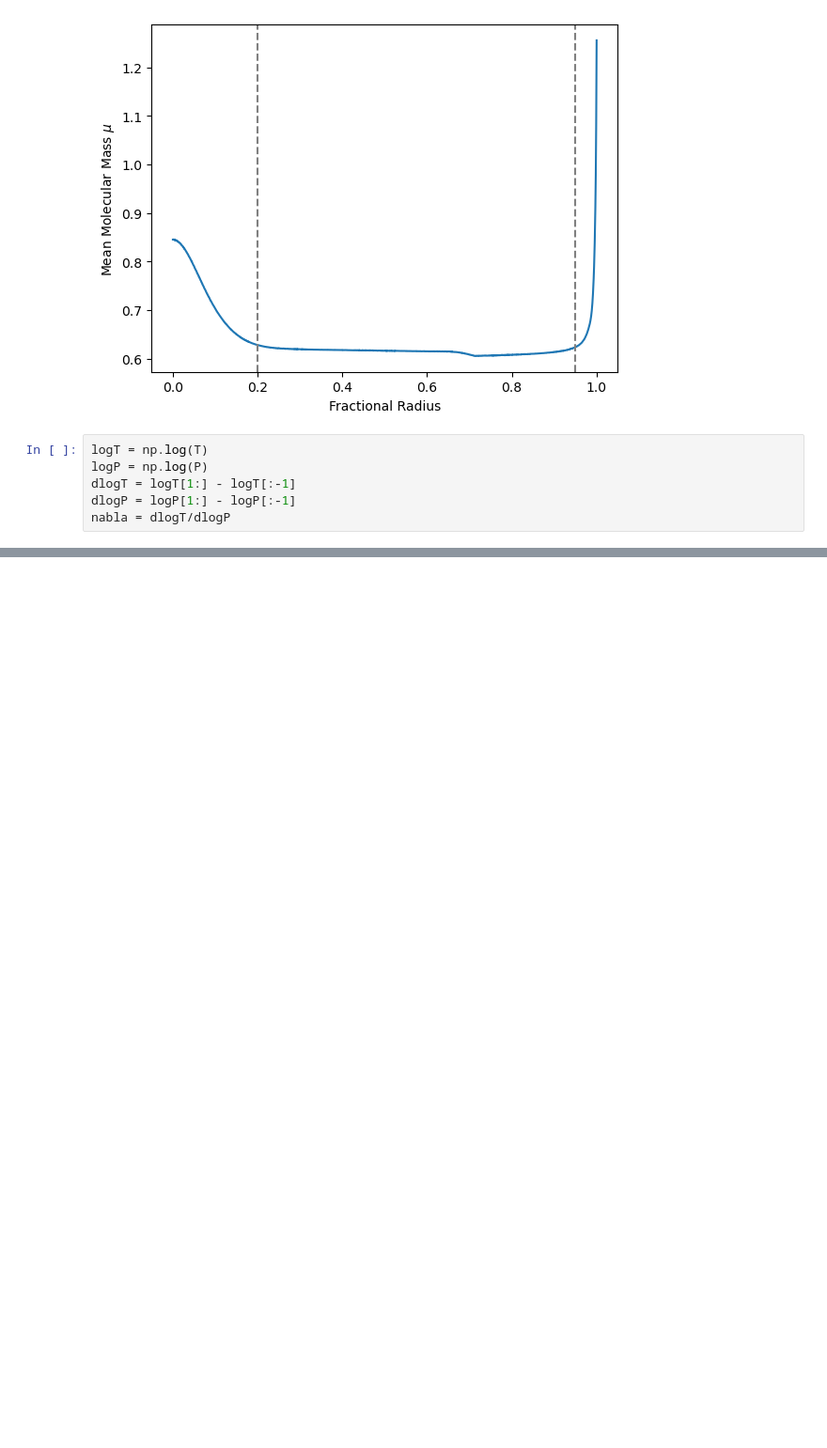
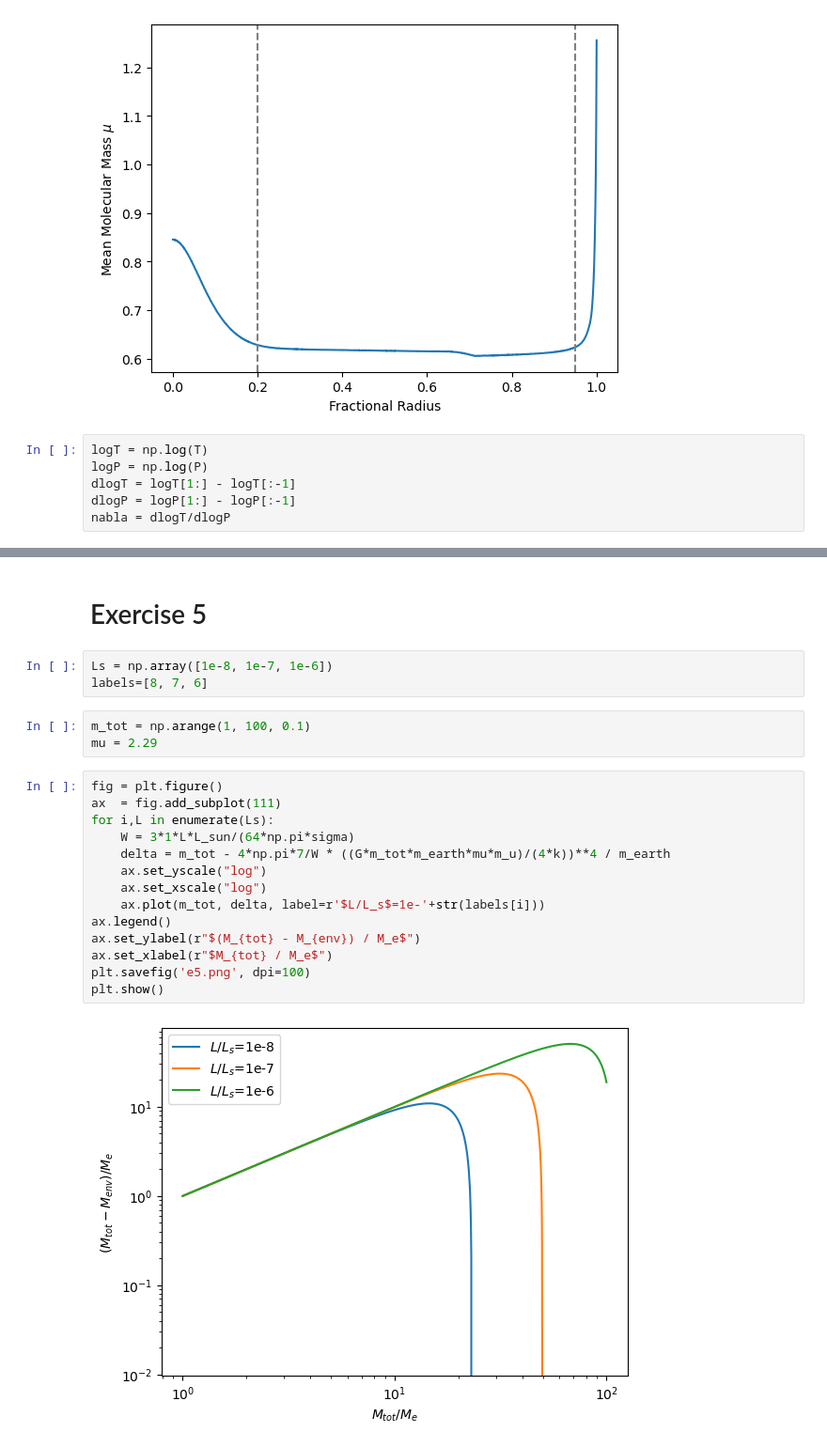
Before and after one commit to qingru-hu/Stars-and-Planets, a Jupyter notebook: ps4/code/cal.ipynb, the cells around one changed output, grey strips where cells are left out. Shown at 94% size. Cells and saved outputs as stored; diff of their text form; blank space fills up the shorter version.

```diff
--- a/ps4/code/cal.ipynb
+++ b/ps4/code/cal.ipynb
@@ -74,3 +75,27 @@ plt.ylabel(r'$\nabla$')
 plt.show()
 # %% [output]
 [figure]
+# %% [markdown]
+# Exercise 5
+# %%
+Ls = np.array([1e-8, 1e-7, 1e-6])
+labels=[8, 7, 6]
+# %%
+m_tot = np.arange(1, 100, 0.1)
+mu = 2.29
+# %%
+fig = plt.figure()
+ax  = fig.add_subplot(111)
+for i,L in enumerate(Ls):
+    W = 3*1*L*L_sun/(64*np.pi*sigma)
+    delta = m_tot - 4*np.pi*7/W * ((G*m_tot*m_earth*mu*m_u)/(4*k))**4 / m_earth
+    ax.set_yscale("log")
+    ax.set_xscale("log")
+    ax.plot(m_tot, delta, label=r'$L/L_s$=1e-'+str(labels[i]))
+ax.legend()
+ax.set_ylabel(r"$(M_{tot} - M_{env}) / M_e$")
+ax.set_xlabel(r"$M_{tot} / M_e$")
+plt.savefig('e5.png', dpi=100)
+plt.show()
+# %% [output]
+[figure, added]
```
Also changed, not shown: parts of 1 cell of this notebook, 9 other files.
